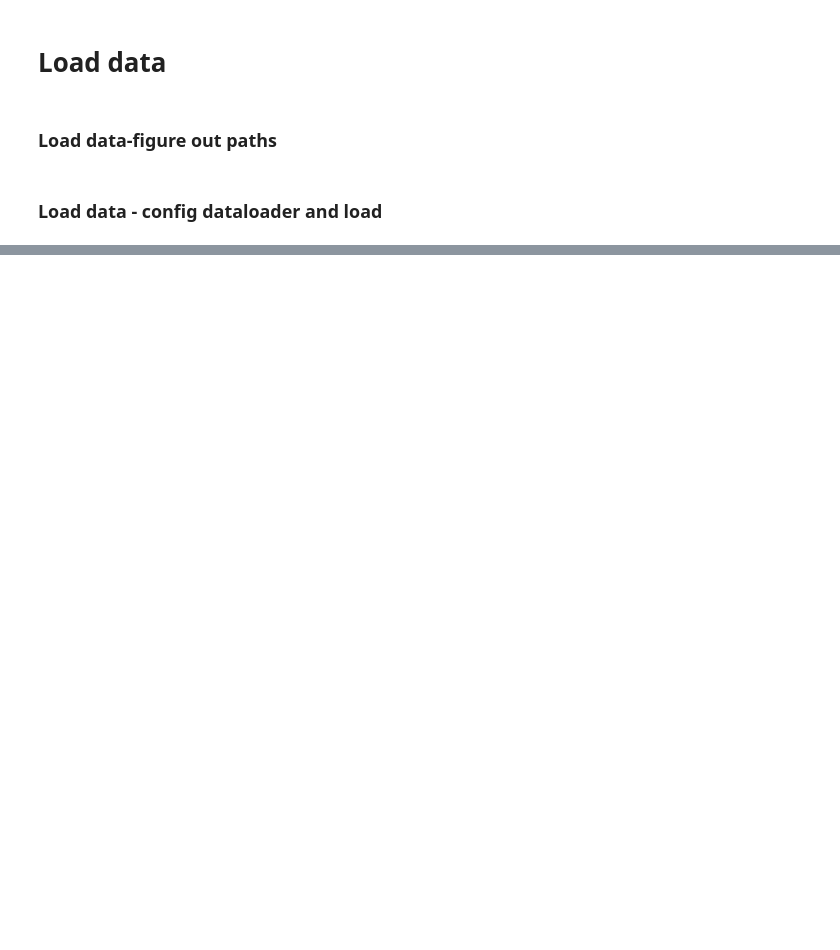
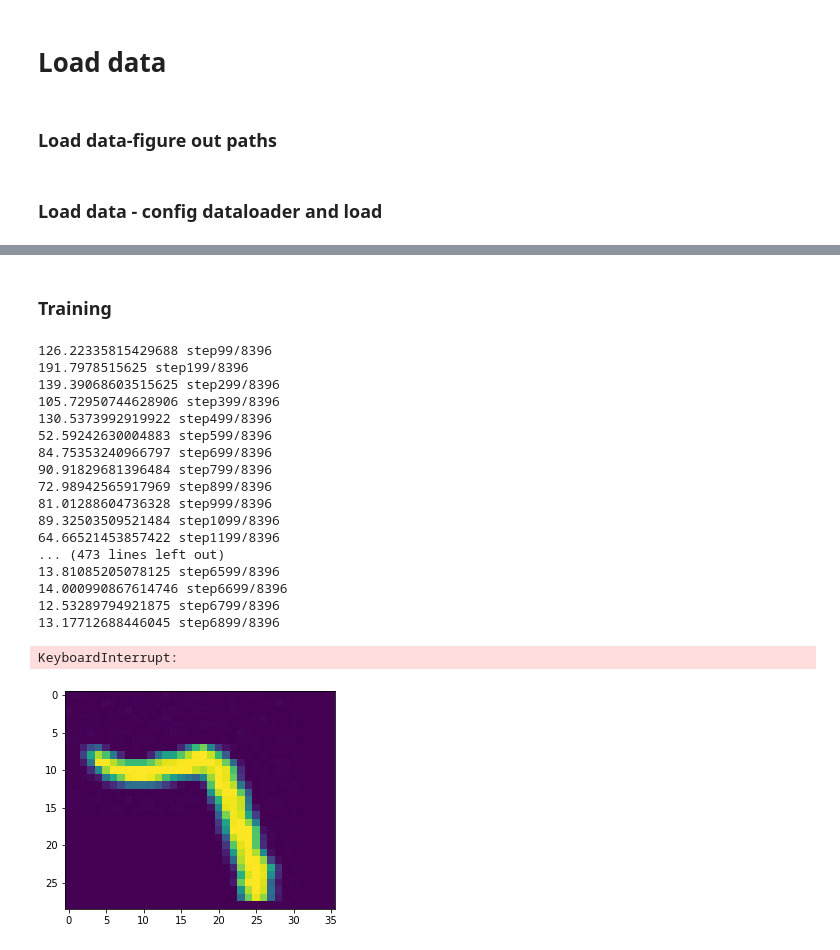
Before and after one commit to wenruiLiA15/NLOS-NN, a Jupyter notebook: train.ipynb, the cells around one changed output, grey strips where cells are left out. Saved outputs shown, nothing was run; the diff lists cells and outputs as text; code cells hidden in the pictures; blank space fills up the shorter version.

```diff
--- a/train.ipynb
+++ b/train.ipynb
@@ -169,0 +91,10 @@ tensor(36009.2773)
+# %%
+R = torch.zeros(15876,512)
+for i in range(len(R[2])):
+    for j in range(i*31,(i+1)*31):
+        R[j][i] = 1
+    if i == 511:
+        for temp in range(j,15876):
+            R[temp][511] = 1
+print(R)
+R = R.to(device)
@@ -169,0 +150,10 @@ tensor(36009.2773)
+# %%
+import torch.optim as optim
+
+model_ft = models.resnet18(pretrained = False,num_classes = 512)
+model = model_ft.to(device)
+params = list(model.parameters())+list([B])
+pl = list([B])
+print(pl)
+print(B.is_leaf)
+optimizer_ft = optim.SGD(params, lr=0.0001)
@@ -169,0 +183,44 @@ tensor(36009.2773)
+# %% [markdown]
+### Training
+# %%
+trainbk = []
+for epoch in range(10):
+
+    total_loss = 0
+    model.train()
+    for i,traindata in enumerate(trainloader):
+        inputs = traindata[0]
+        gts = traindata[1]
+        X = inputs.to(device)
+        gt = gts.to(device)
+        optimizer_ft.zero_grad()
+        outputs = model(X)
+        loss = loss_function(outputs,gt, 1)
+        loss.backward()
+        optimizer_ft.step()
+        total_loss += loss
+        trainbk.append(loss)
+        if (i+1)%100 == 0:
+            print(f'{loss} step{i}/{trainnum}')
+            sample_show(outputs,gt,1,i,epoch)
+    print(total_loss)
+# %% [output]
+126.22335815429688 step99/8396
+191.7978515625 step199/8396
+139.39068603515625 step299/8396
+105.72950744628906 step399/8396
+130.5373992919922 step499/8396
+52.59242630004883 step599/8396
+84.75353240966797 step699/8396
+90.91829681396484 step799/8396
+72.98942565917969 step899/8396
+81.01288604736328 step999/8396
+89.32503509521484 step1099/8396
+64.66521453857422 step1199/8396
+... (473 lines left out)
+13.81085205078125 step6599/8396
+14.000990867614746 step6699/8396
+12.53289794921875 step6799/8396
+13.17712688446045 step6899/8396
+KeyboardInterrupt:
+[figure, added]
```
Also changed, not shown: parts of 27 cells of this notebook.
